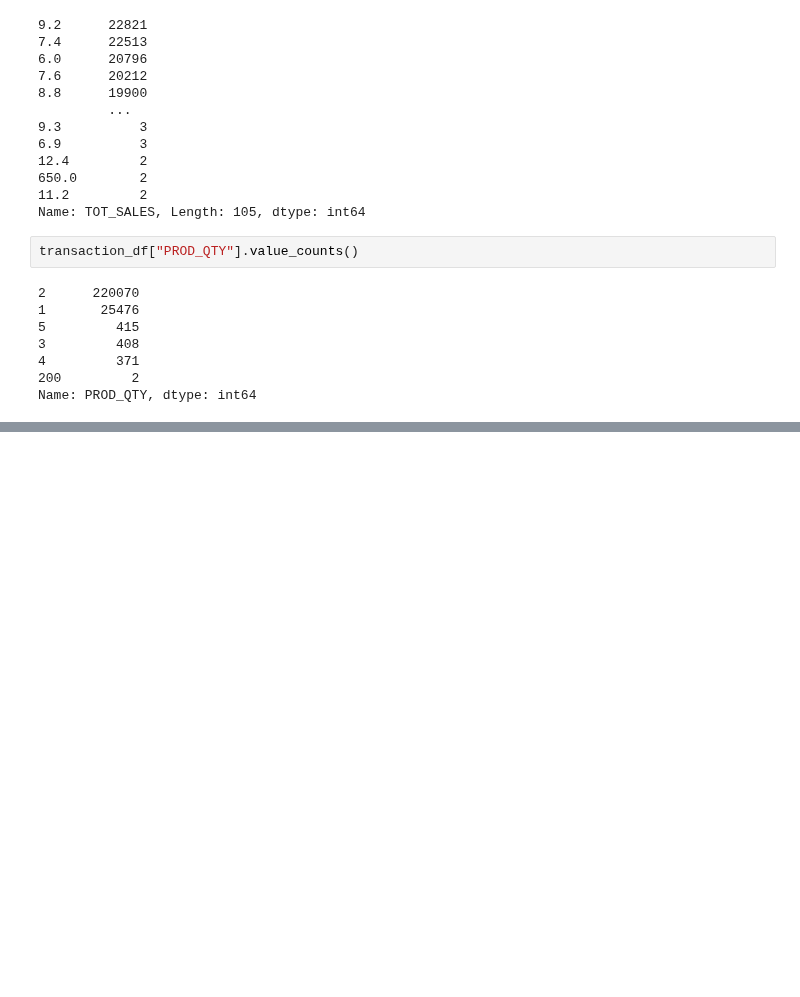
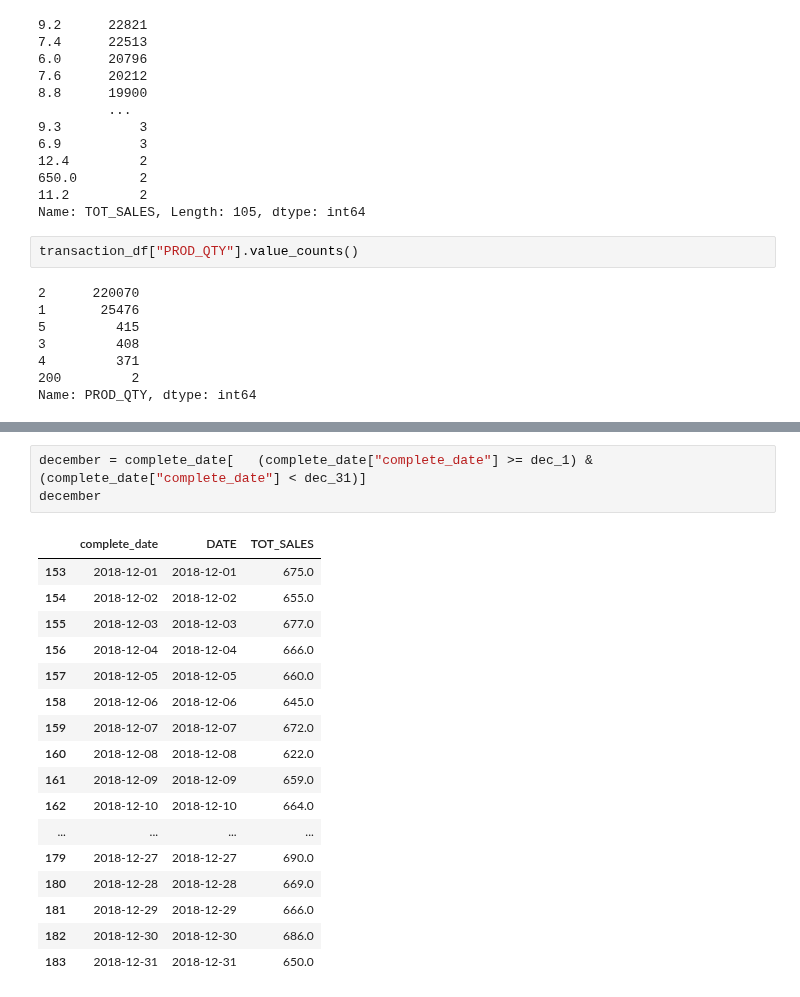
Before and after one commit to lawalsegun2025/forage_projects, a Jupyter notebook: 004_Quantium_Data_Analytics/1_data_preparation_and_customer_analytics/notebook/data_preparation_and_customer_analytics.ipynb, the cells around one changed output, grey strips where cells are left out. Saved outputs shown, nothing was run; the diff lists cells and outputs as text; blank space fills up the shorter version.

```diff
--- a/004_Quantium_Data_Analytics/1_data_preparation_and_customer_analytics/notebook/data_preparation_and_customer_analytics.ipynb
+++ b/004_Quantium_Data_Analytics/1_data_preparation_and_customer_analytics/notebook/data_preparation_and_customer_analytics.ipynb
@@ -597,0 +657,21 @@ plt.show()
+# %%
+december = complete_date[   (complete_date["complete_date"] >= dec_1) & (complete_date["complete_date"] < dec_31)]
+december
+# %% [output]
+|  | complete_date | DATE | TOT_SALES |
+| 153 | 2018-12-01 | 2018-12-01 | 675.0 |
+| 154 | 2018-12-02 | 2018-12-02 | 655.0 |
+| 155 | 2018-12-03 | 2018-12-03 | 677.0 |
+| 156 | 2018-12-04 | 2018-12-04 | 666.0 |
+| 157 | 2018-12-05 | 2018-12-05 | 660.0 |
+| 158 | 2018-12-06 | 2018-12-06 | 645.0 |
+| 159 | 2018-12-07 | 2018-12-07 | 672.0 |
+| 160 | 2018-12-08 | 2018-12-08 | 622.0 |
+| 161 | 2018-12-09 | 2018-12-09 | 659.0 |
+| 162 | 2018-12-10 | 2018-12-10 | 664.0 |
+| ... | ... | ... | ... |
+| 179 | 2018-12-27 | 2018-12-27 | 690.0 |
+| 180 | 2018-12-28 | 2018-12-28 | 669.0 |
+| 181 | 2018-12-29 | 2018-12-29 | 666.0 |
+| 182 | 2018-12-30 | 2018-12-30 | 686.0 |
+| 183 | 2018-12-31 | 2018-12-31 | 650.0 |
```
Also changed, not shown: parts of 72 cells of this notebook.
